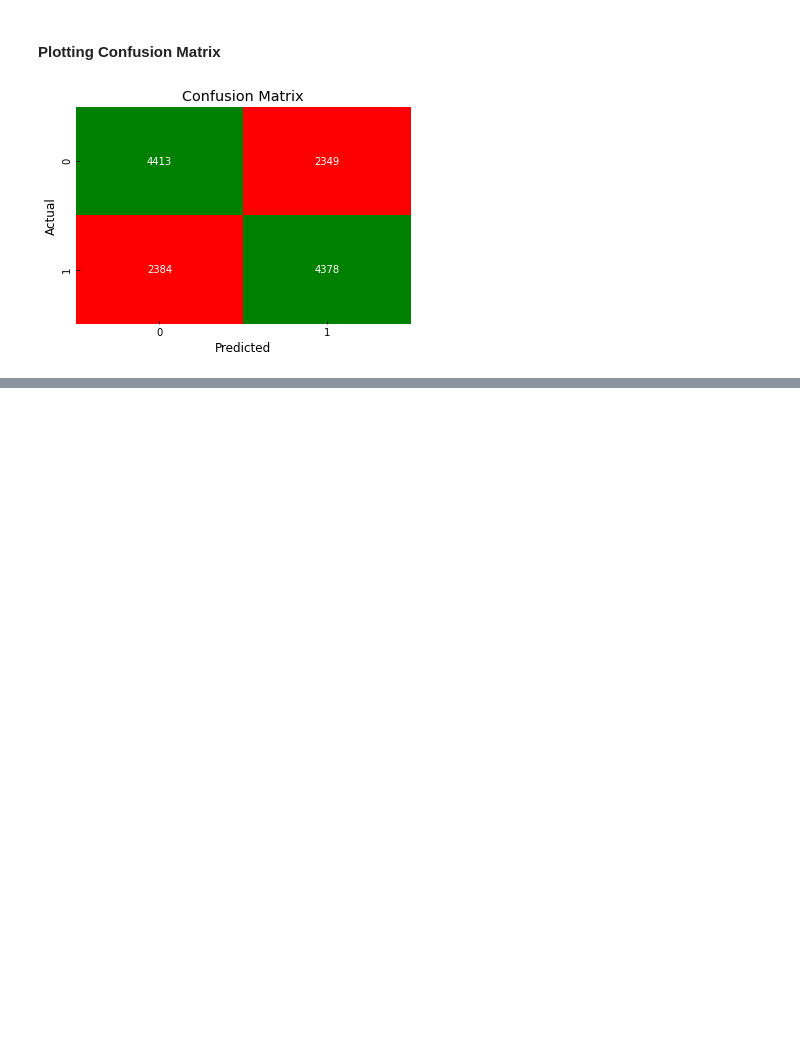
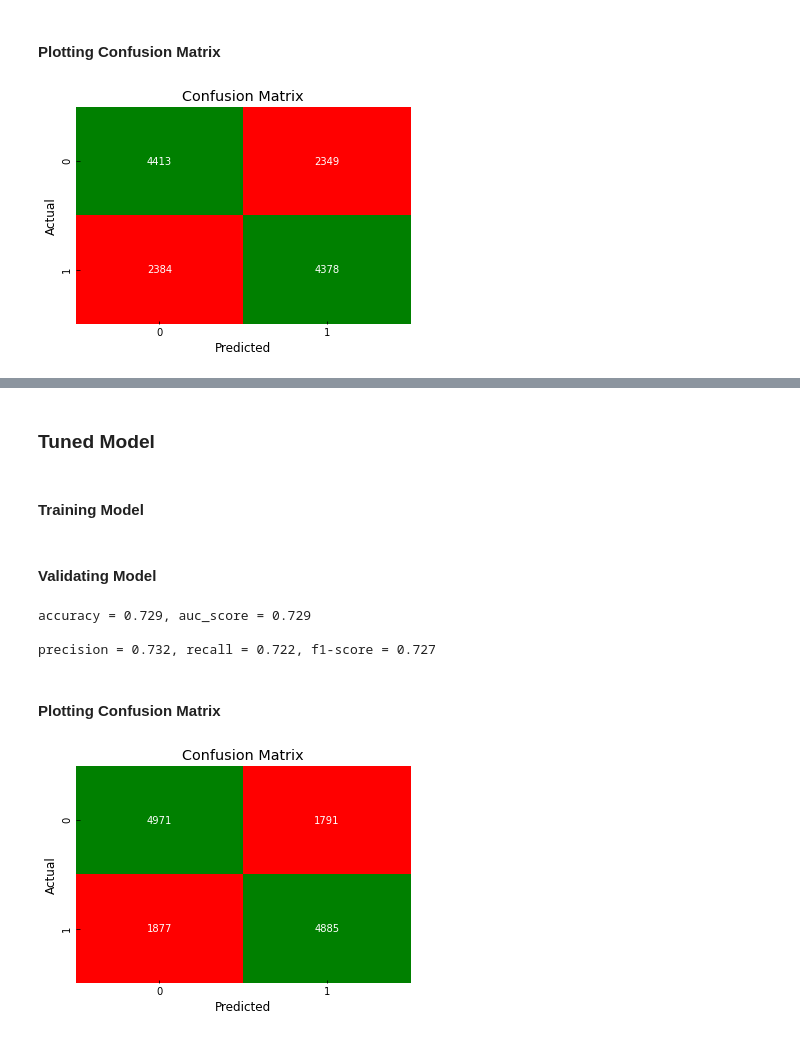
Before and after one commit to jackbustertann/cardiovascular_disease_detection, a Jupyter notebook: index.ipynb, the cells around one changed output, grey strips where cells are left out. Saved outputs shown, nothing was run; the diff lists cells and outputs as text; code cells hidden in the pictures; blank space fills up the shorter version.

```diff
--- a/index.ipynb
+++ b/index.ipynb
@@ -398,0 +468,23 @@ custom_confusion_matrix(y_test, y_test_hat)
+# %% [markdown]
+### Tuned Model
+# %% [markdown]
+#### Training Model
+# %%
+tuned_tree = DecisionTreeClassifier(criterion = 'entropy', max_depth = 7, min_samples_leaf = 150)
+tuned_tree_model = tuned_tree.fit(X_train_binned, y_train)
+
+y_test_hat = tuned_tree_model.predict(X_test_binned)
+# %% [markdown]
+#### Validating Model
+# %%
+classification_metrics(y_test, y_test_hat)
+# %% [output]
+accuracy = 0.729, auc_score = 0.729
+
+precision = 0.732, recall = 0.722, f1-score = 0.727
+# %% [markdown]
+#### Plotting Confusion Matrix
+# %%
+custom_confusion_matrix(y_test, y_test_hat)
+# %% [output]
+[figure, added]
```
Also changed, not shown: parts of 29 cells of this notebook.
